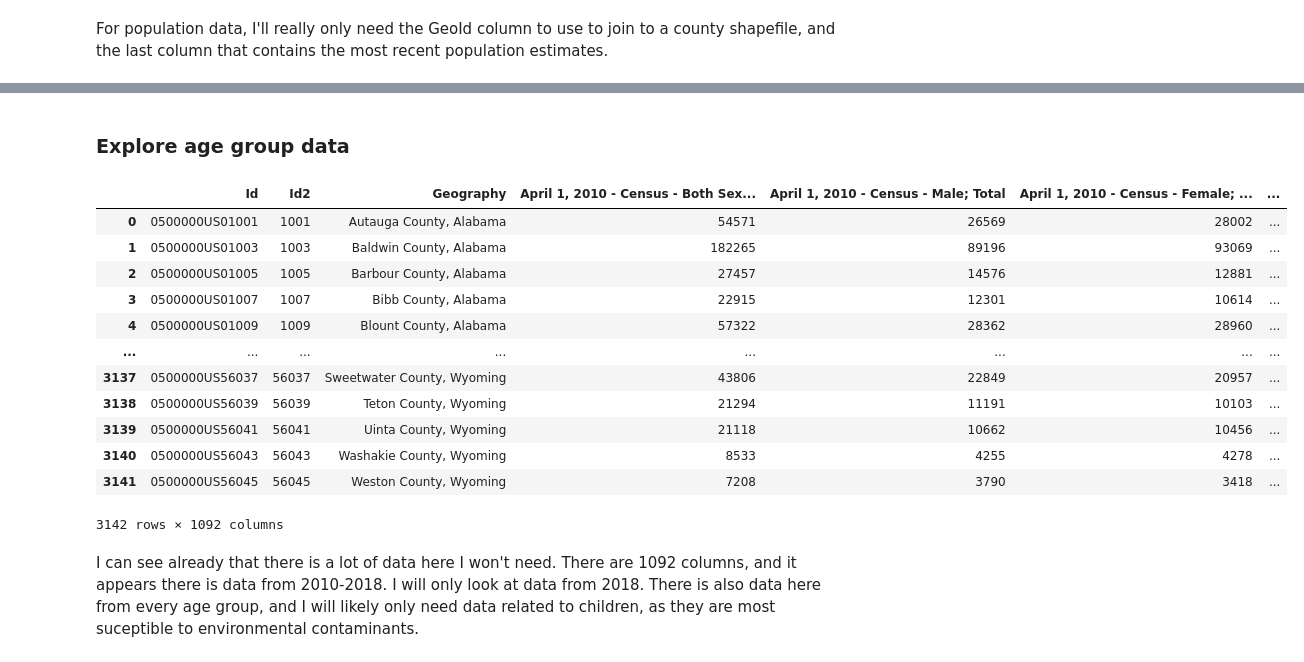
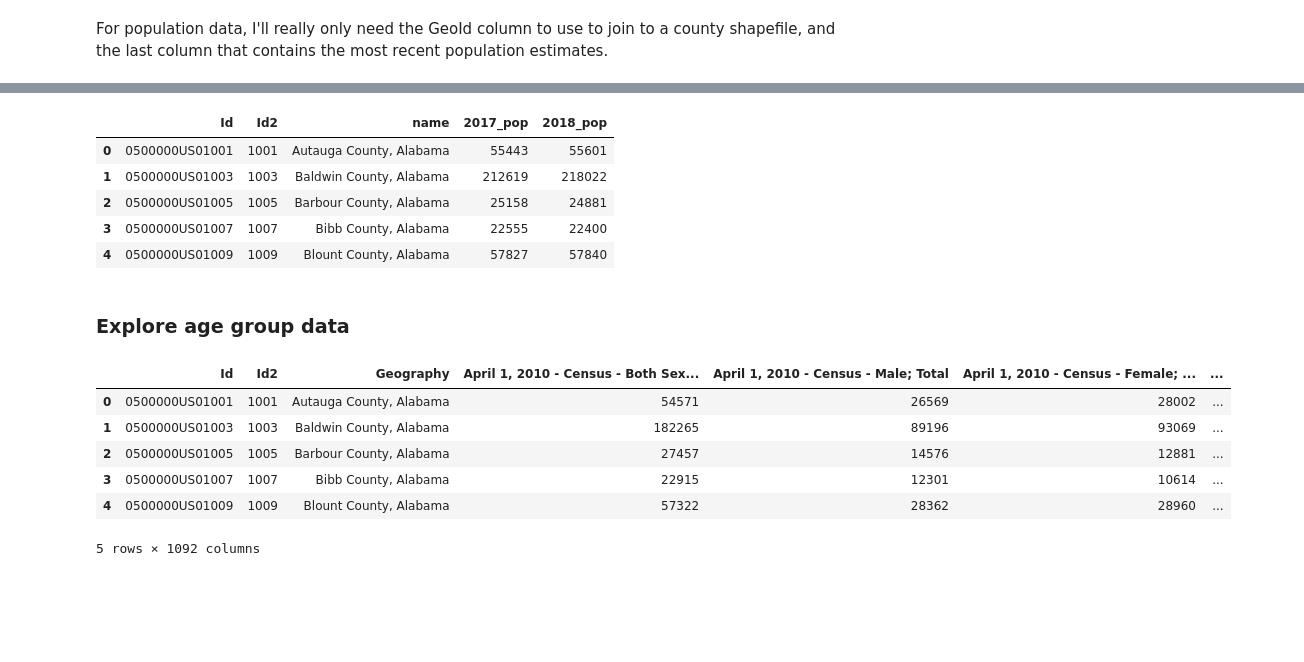
Before and after one commit to EileenGrady/us-industrial-pollution, a Jupyter notebook: explore-census-data.ipynb, the cells around one changed output, grey strips where cells are left out. Drawn from its saved outputs; the diff is of its cells as text; code cells hidden in the pictures; blank space fills up the shorter version.

Commit message:
continue exploring data

```diff
--- a/explore-census-data.ipynb
+++ b/explore-census-data.ipynb
@@ -60,22 +48,27 @@ For population data, I'll really only need the GeoId column to use to join to a
+# %%
+# rename columns
+population = population.rename(columns={'Geography': 'name',
+                                        'Population Estimate (as of July 1) - 2017': '2017_pop',
+                                        'Population Estimate (as of July 1) - 2018': '2018_pop'})
+population.head()
+# %% [output]
+|  | Id | Id2 | name | 2017_pop | 2018_pop |
+| 0 | 0500000US01001 | 1001 | Autauga County, Alabama | 55443 | 55601 |
+| 1 | 0500000US01003 | 1003 | Baldwin County, Alabama | 212619 | 218022 |
+| 2 | 0500000US01005 | 1005 | Barbour County, Alabama | 25158 | 24881 |
+| 3 | 0500000US01007 | 1007 | Bibb County, Alabama | 22555 | 22400 |
+| 4 | 0500000US01009 | 1009 | Blount County, Alabama | 57827 | 57840 |
 # %% [markdown]
 ### Explore age group data
 # %%
 age_in = pd.read_csv('data/2018-age-populations.csv', encoding = "ISO-8859-1", header=1)
 # %%
-age_in
+age_in.head()
 # %% [output]
 |  | Id | Id2 | Geography | April 1, 2010 - Census - Both Sex... | April 1, 2010 - Census - Male; Total | April 1, 2010 - Census - Female; ... | ... |
 | 0 | 0500000US01001 | 1001 | Autauga County, Alabama | 54571 | 26569 | 28002 | ... |
 | 1 | 0500000US01003 | 1003 | Baldwin County, Alabama | 182265 | 89196 | 93069 | ... |
 | 2 | 0500000US01005 | 1005 | Barbour County, Alabama | 27457 | 14576 | 12881 | ... |
 | 3 | 0500000US01007 | 1007 | Bibb County, Alabama | 22915 | 12301 | 10614 | ... |
 | 4 | 0500000US01009 | 1009 | Blount County, Alabama | 57322 | 28362 | 28960 | ... |
-| ... | ... | ... | ... | ... | ... | ... | ... |
-| 3137 | 0500000US56037 | 56037 | Sweetwater County, Wyoming | 43806 | 22849 | 20957 | ... |
-| 3138 | 0500000US56039 | 56039 | Teton County, Wyoming | 21294 | 11191 | 10103 | ... |
-| 3139 | 0500000US56041 | 56041 | Uinta County, Wyoming | 21118 | 10662 | 10456 | ... |
-| 3140 | 0500000US56043 | 56043 | Washakie County, Wyoming | 8533 | 4255 | 4278 | ... |
-| 3141 | 0500000US56045 | 56045 | Weston County, Wyoming | 7208 | 3790 | 3418 | ... |
-3142 rows × 1092 columns
+5 rows × 1092 columns
-# %% [markdown]
-I can see already that there is a lot of data here I won't need. There are 1092 columns, and it appears there is data from 2010-2018. I will only look at data from 2018. There is also data here from every age group, and I will likely only need data related to children, as they are most suceptible to environmental contaminants.
```
Also changed, not shown: parts of 29 cells of this notebook, 17 other files.
